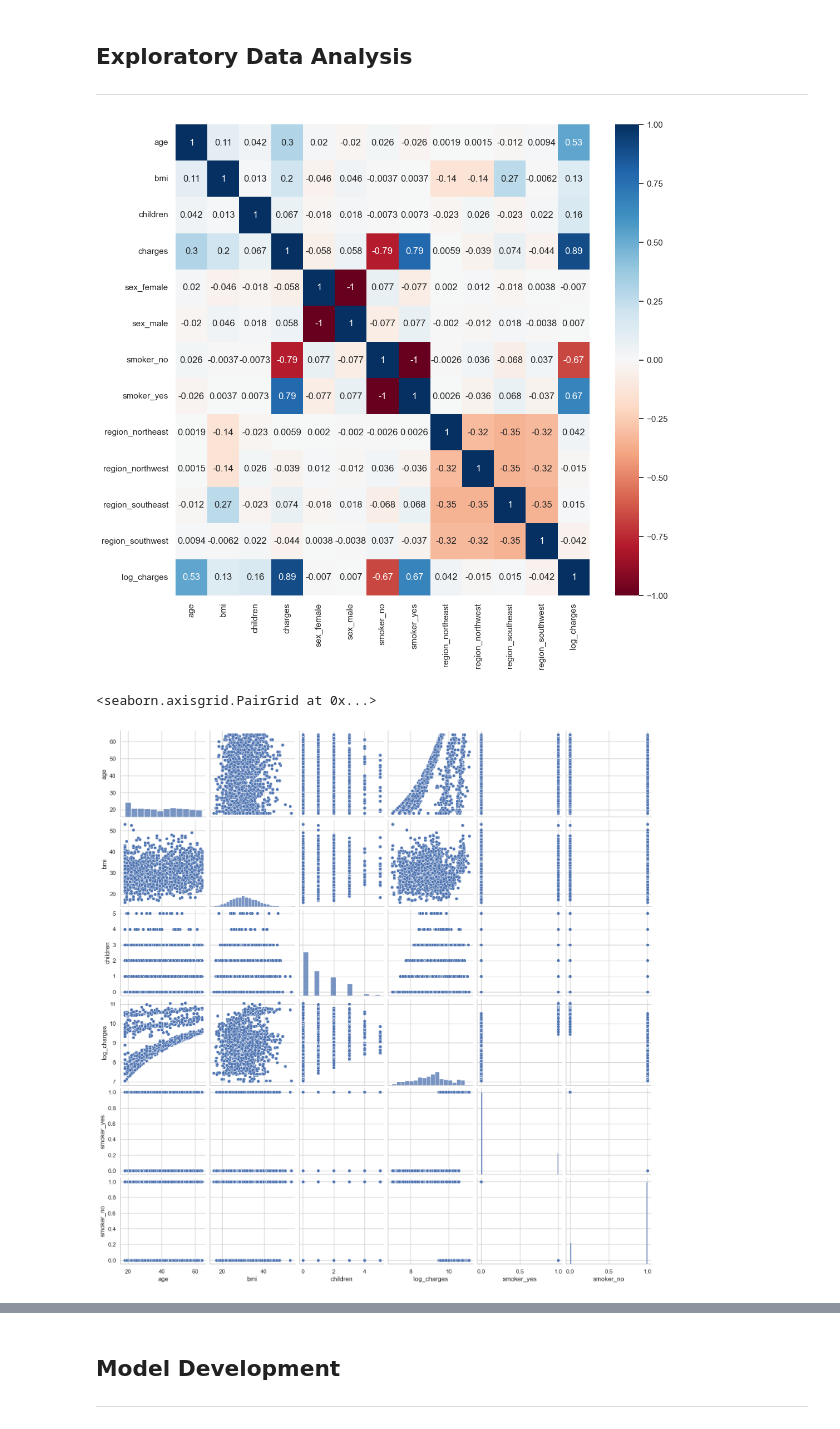
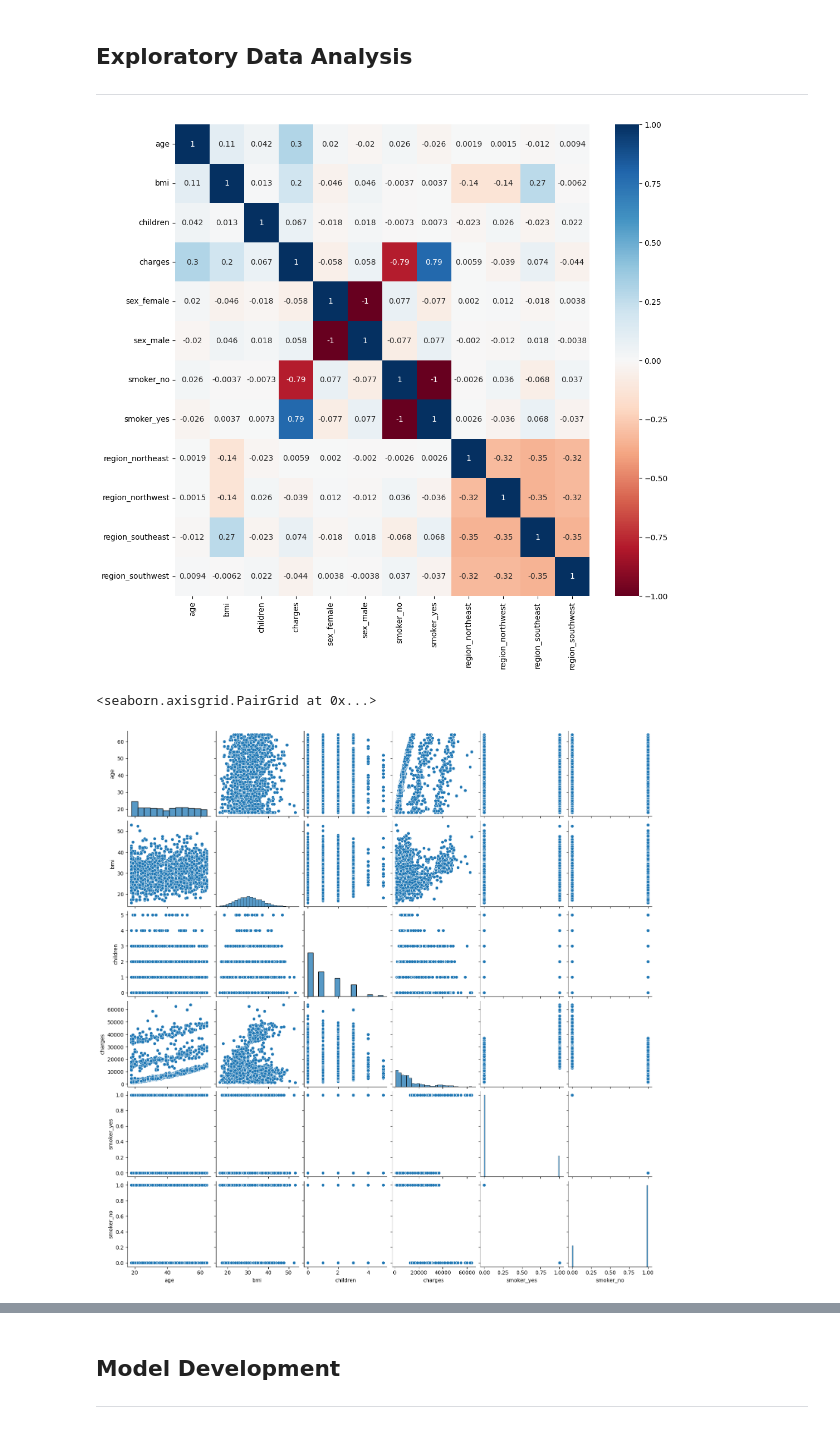
Before and after one commit to ifubaraboye/MLProjects, a Jupyter notebook: notebook/HealthInsuranceMultiModel.ipynb, the cells around one changed output, grey strips where cells are left out. Saved outputs shown, nothing was run; the diff lists cells and outputs as text; code cells hidden in the pictures.

```diff
--- a/notebook/HealthInsuranceMultiModel.ipynb
+++ b/notebook/HealthInsuranceMultiModel.ipynb
@@ -222,3 +212,0 @@ df
-# %%
-df['log_charges'] = np.log(df['charges'])
-df.drop('charges', axis=1)
@@ -262,13 +235,13 @@ df.corr()
 f,ax = plt.subplots(1,1,figsize=(12,11))
 ax = sns.heatmap(df.corr(numeric_only=True), annot=True, cmap='RdBu')
 # %% [output]
-[figure, old version]
+[figure, new version]
 # %%
 #Generating a pairplot to get graphical relation between features
-sns.pairplot(df, vars=['age', 'bmi', 'children', 'log_charges', 'smoker_yes', 'smoker_no'])
+sns.pairplot(df, vars=['age', 'bmi', 'children', 'charges', 'smoker_yes', 'smoker_no'])
 # %% [output]
 <seaborn.axisgrid.PairGrid at 0x...>
-[figure, old version]
+[figure, new version]
 # %%
 # Generate a distribution of charges with respect to number of people
 sns.set(style='whitegrid')
```
Also changed, not shown: parts of 27 cells of this notebook.
